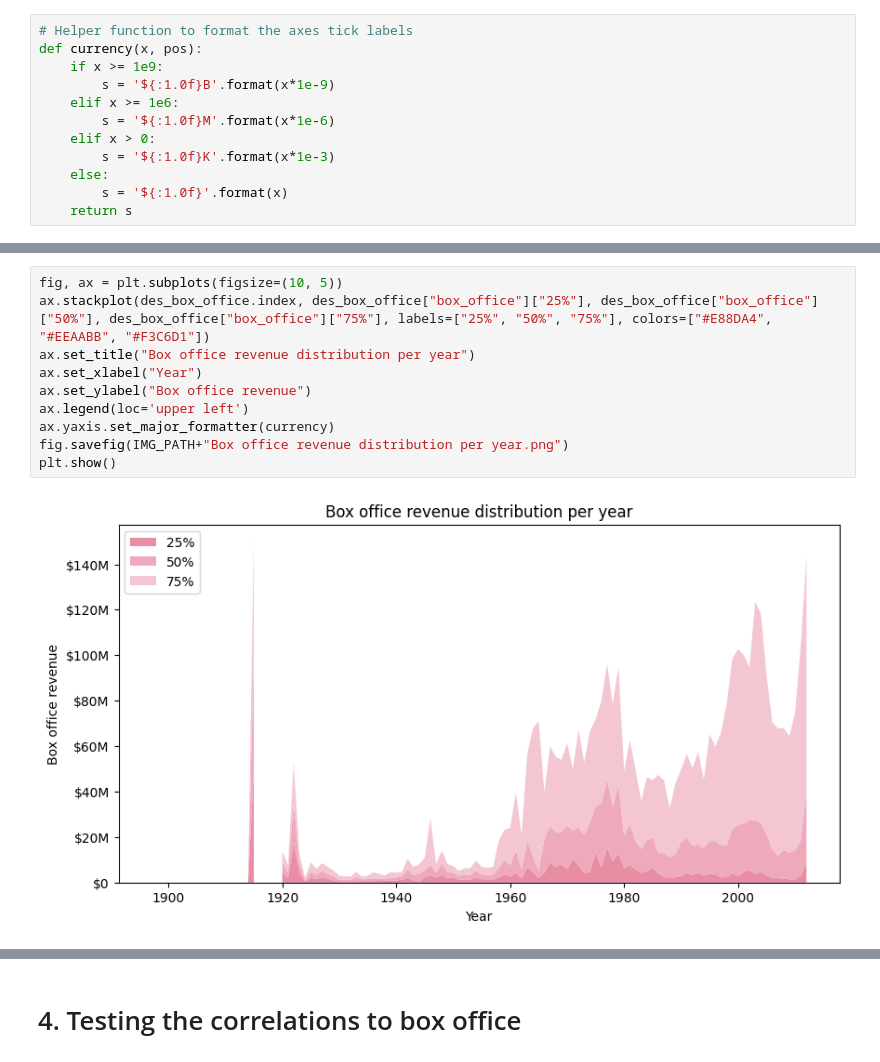
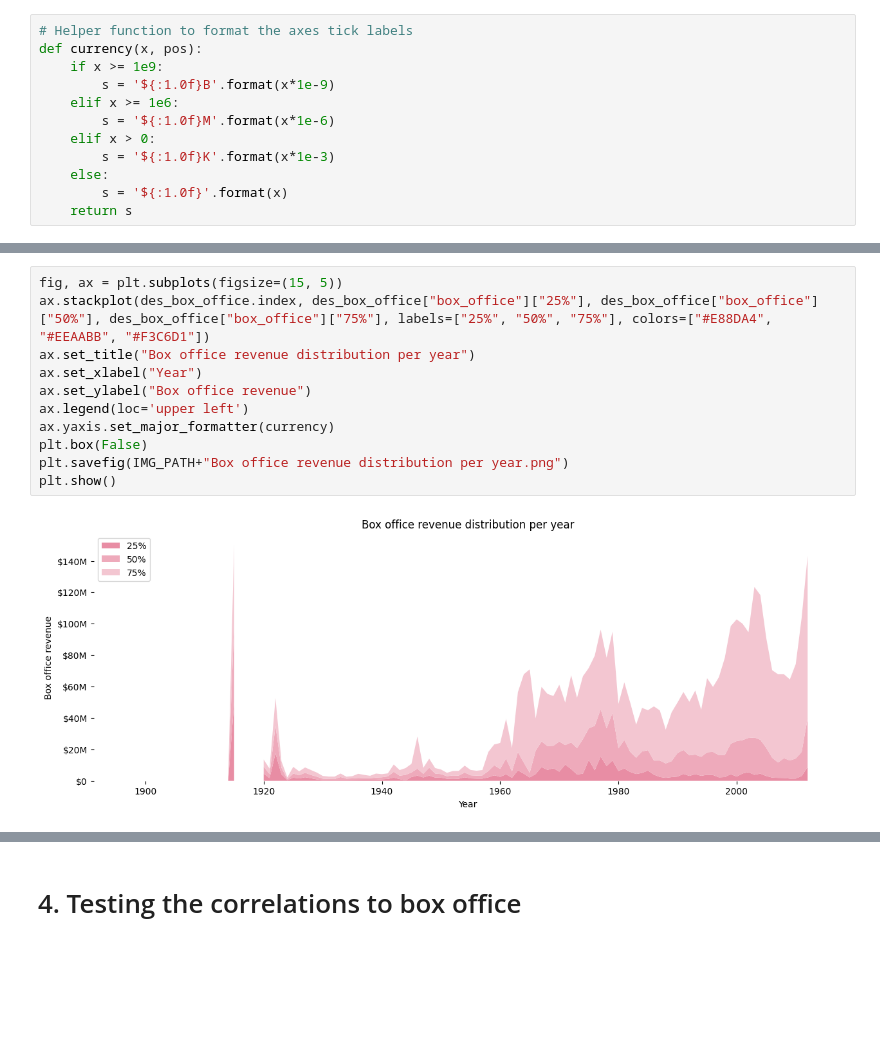
Before and after one commit to epfl-ada/ada-2022-project-r4d4r, a Jupyter notebook: BigNotebook.ipynb, the cells around one changed output, grey strips where cells are left out. Cells and saved outputs as stored; diff of their text form; blank space fills up the shorter version.

```diff
--- a/BigNotebook.ipynb
+++ b/BigNotebook.ipynb
@@ -751,13 +756,14 @@ plt.show()
 # %%
-fig, ax = plt.subplots(figsize=(10, 5))
+fig, ax = plt.subplots(figsize=(15, 5))
 ax.stackplot(des_box_office.index, des_box_office["box_office"]["25%"], des_box_office["box_office"]["50%"], des_box_office["box_office"]["75%"], labels=["25%", "50%", "75%"], colors=["#E88DA4", "#EEAABB", "#F3C6D1"])
 ax.set_title("Box office revenue distribution per year")
 ax.set_xlabel("Year")
 ax.set_ylabel("Box office revenue")
 ax.legend(loc='upper left')
 ax.yaxis.set_major_formatter(currency)
-fig.savefig(IMG_PATH+"Box office revenue distribution per year.png")
+plt.box(False)
+plt.savefig(IMG_PATH+"Box office revenue distribution per year.png")
 plt.show()
 # %% [output]
-[figure, old version]
+[figure, new version]
 # %%
```
Also changed, not shown: parts of 15 cells of this notebook, 16 other files.
